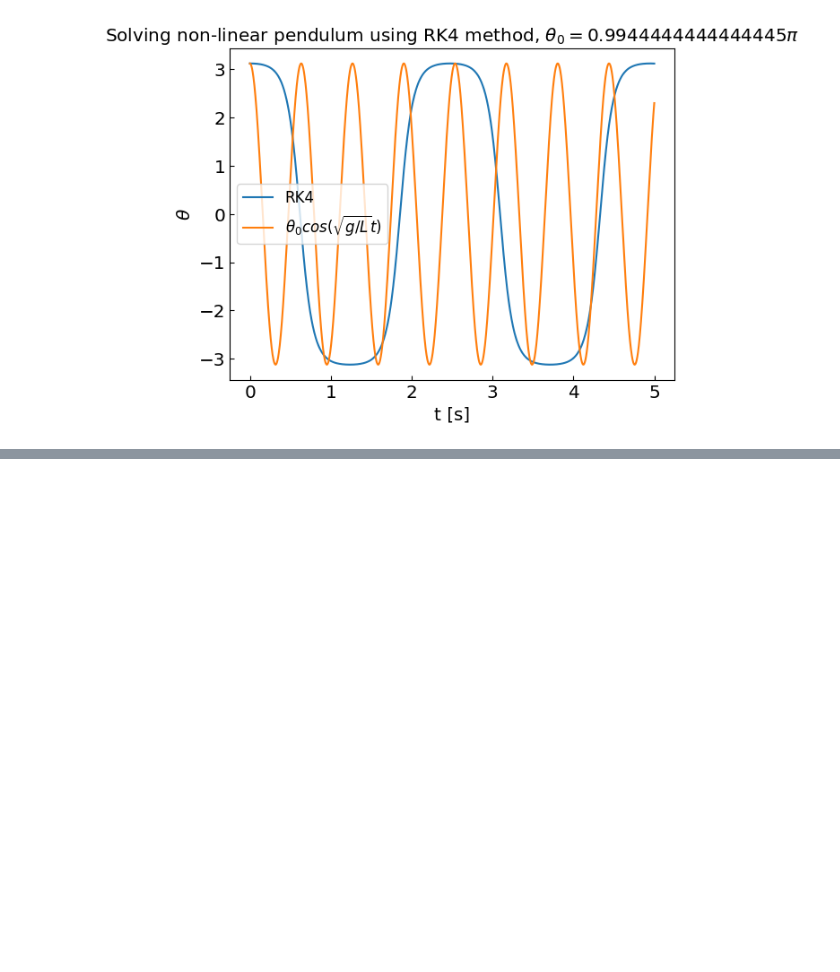
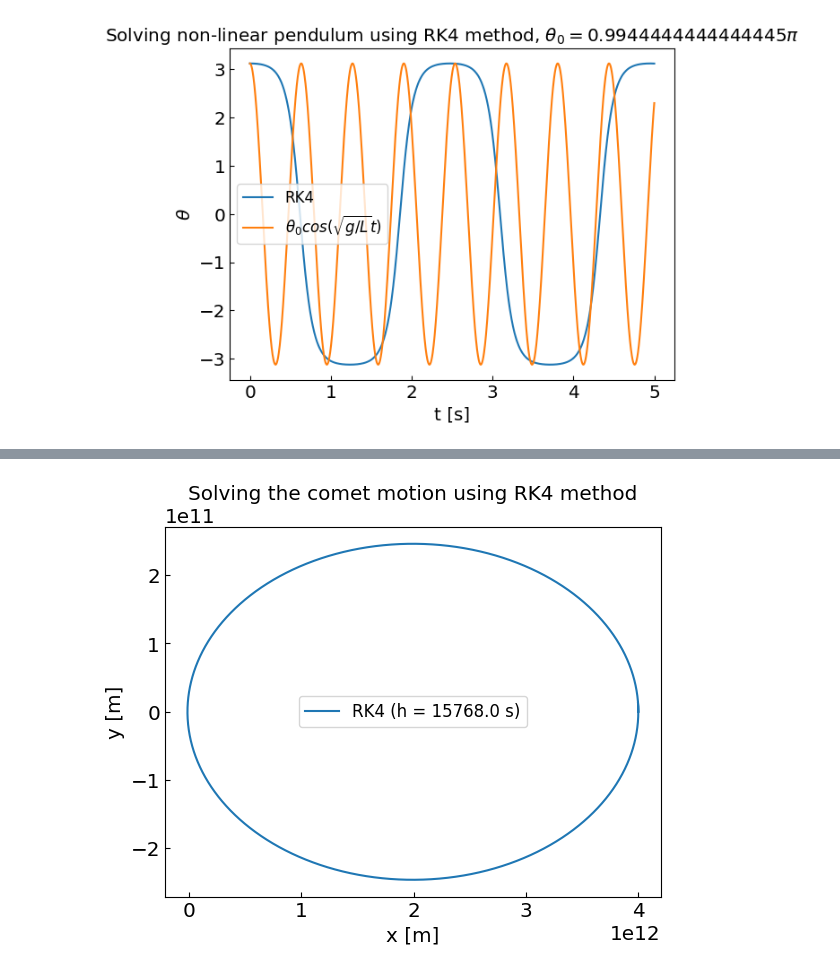
Before and after one commit to vlvovch/PHYS6350-ComputationalPhysics, a Jupyter notebook: code/7_OrdinaryDifferentialEquations/7_ODE.ipynb, the cells around one changed output, grey strips where cells are left out. Cells and saved outputs as stored; diff of their text form; code cells hidden in the pictures; blank space fills up the shorter version.

```diff
--- a/code/7_OrdinaryDifferentialEquations/7_ODE.ipynb
+++ b/code/7_OrdinaryDifferentialEquations/7_ODE.ipynb
@@ -772,7 +772,7 @@ def ode_rk4_multi(f, x0, t0, h, nsteps):
     t = np.zeros(nsteps + 1)
     x = np.zeros((len(t), len(x0)))
     t[0] = t0
-    x[0,:] = x0
+    x[0] = x0
     for i in range(0, nsteps):
         t[i + 1] = t[i] + h
         x[i + 1] = ode_rk4_step(f, x[i], t[i], h)
@@ -933,0 +1105,37 @@ plt.show()
+# %%
+G = 6.67430e-11  # m^3 / kg / s^2
+Msun = 1.9885e30 # kg
+
+def fcomet(xin, t):
+    x = xin[0]
+    y = xin[1]
+    vx = xin[2]
+    vy = xin[3]
+    r = np.sqrt(x*x+y*y)
+    return np.array([vx,vy,-G*Msun*x/r**3,-G*Msun*y/r**3])
+
+x0 = [4.e12,0.,0.,500.]
+
+a = 0.
+b = 50. * 365. * 24. * 60. * 60. # 50 years
+N = 100000                      # 100 thousand RK4 steps
+h = (b - a) / N                  # Time step: around 1/5th of a day
+sol = ode_rk4_multi(fcomet, x0, a, h, N)
+
+tpoints_rk4_ref = sol[0]
+xpoints_rk4_ref = sol[1][:,0]
+ypoints_rk4_ref = sol[1][:,1]
+vxpoints_rk4_ref = sol[1][:,2]
+vypoints_rk4_ref = sol[1][:,3]
+vpoints_rk4_ref = [np.sqrt(x[2]*x[2] + x[3]*x[3]) for x in sol[1]]
+
+
+plt.title("Solving the comet motion using RK4 method")
+plt.xlabel('x [m]')
+plt.ylabel('y [m]')
+plt.plot(xpoints_rk4_ref,ypoints_rk4_ref,label='RK4 (h = ' + str(h) + ' s)')
+#plt.plot(tpoints,ypoints,label='y')
+plt.legend()
+plt.show()
+# %% [output]
+[figure, added]
```
Also changed, not shown: parts of 31 cells of this notebook, 4 other files.
